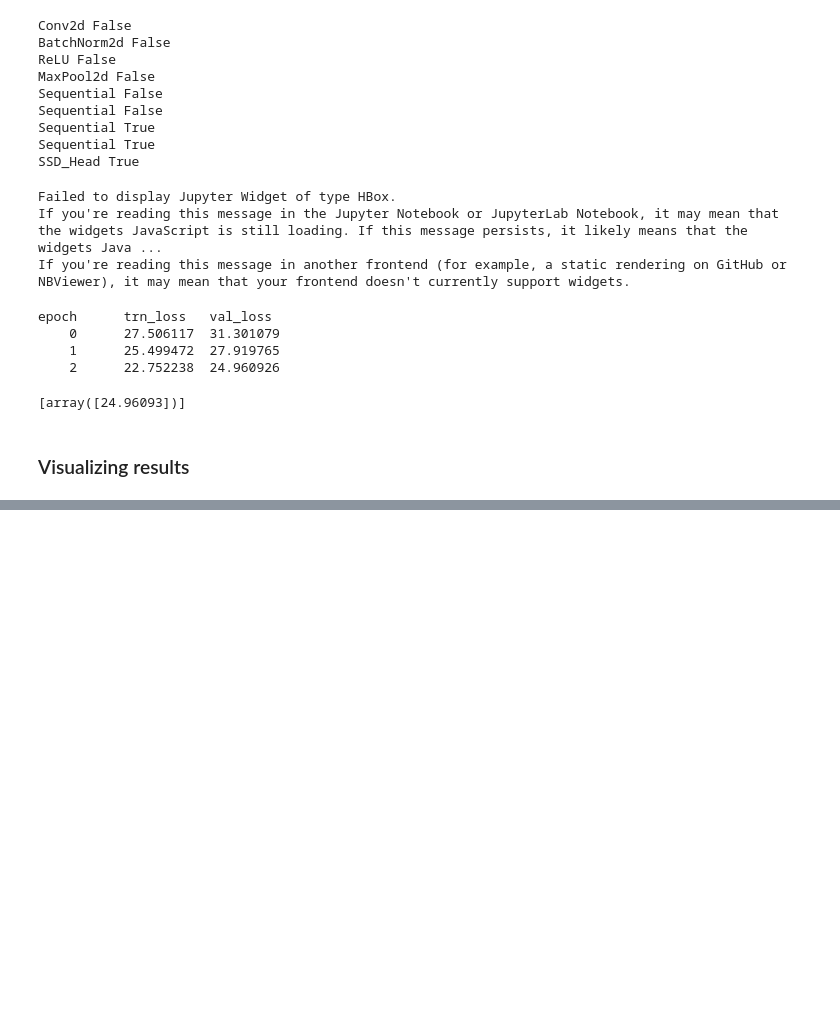
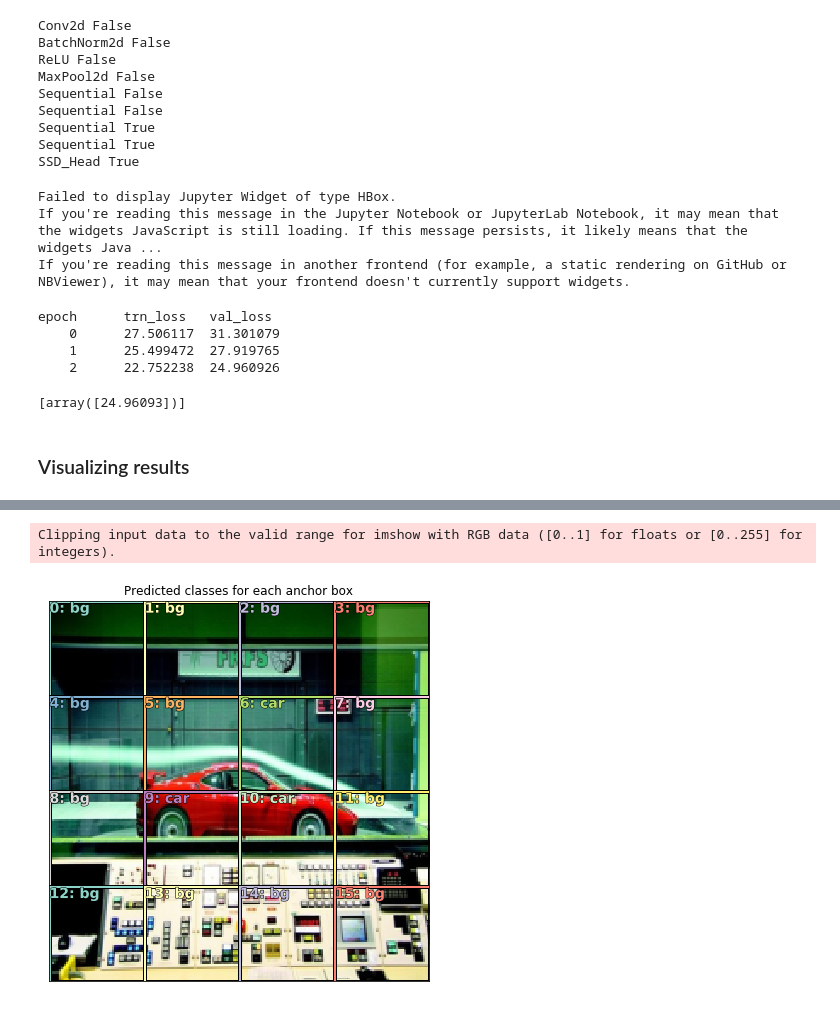
Before and after one commit to radekosmulski/machine_learning_notebooks, a Jupyter notebook: pascal_voc2007_multi.ipynb, the cells around one changed output, grey strips where cells are left out. Saved outputs shown, nothing was run; the diff lists cells and outputs as text; code cells hidden in the pictures; blank space fills up the shorter version.

```diff
--- a/pascal_voc2007_multi.ipynb
+++ b/pascal_voc2007_multi.ipynb
@@ -660 +691,8 @@ y[1]
+# %%
+fig, ax = plt.subplots(figsize=(7, 7))
+show_ground_truth(ax, md.trn_ds.denorm(x)[idx], to_np(anchor_cnr * sz), to_np(b_c[idx].max(1)[1]))
+plt.title('Predicted classes for each anchor box');
+# %% [output]
+Clipping input data to the valid range for imshow with RGB data ([0..1] for floats or [0..255] for integers).
+[figure, added]
 # %%
```
Also changed, not shown: parts of 26 cells of this notebook.
